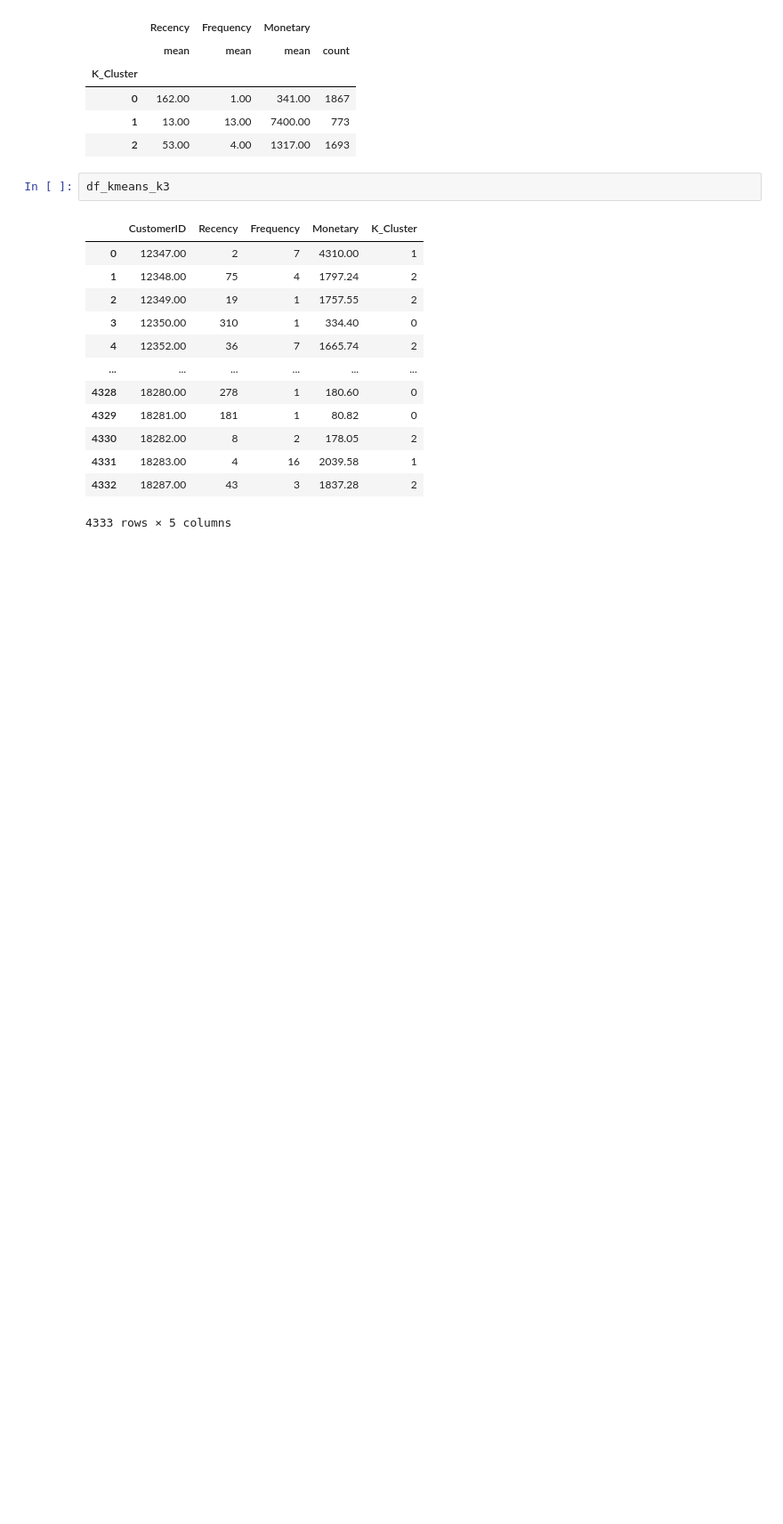
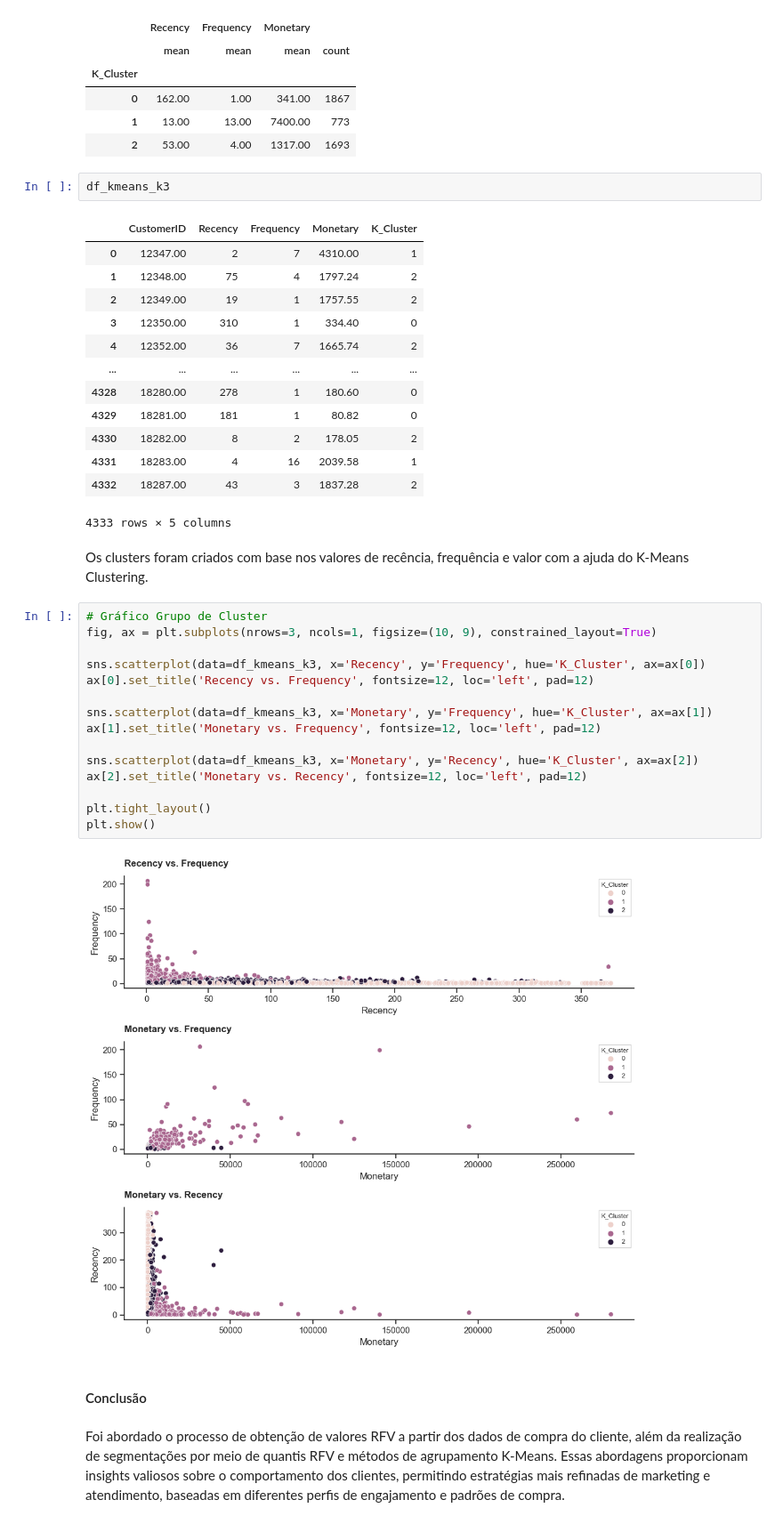
Before and after one commit to maisonhenrique/portifolio, a Jupyter notebook: Analise_Cohort_RFV/AnaliseCohort_RFV.ipynb, the cells around one changed output. Shown at 89% size. Cells and saved outputs as stored; diff of their text form; blank space fills up the shorter version.

```diff
--- a/Analise_Cohort_RFV/AnaliseCohort_RFV.ipynb
+++ b/Analise_Cohort_RFV/AnaliseCohort_RFV.ipynb
@@ -956,3 +967,26 @@ df_kmeans_k3
 | 4331 | 18283.00 | 4 | 16 | 2039.58 | 1 |
 | 4332 | 18287.00 | 43 | 3 | 1837.28 | 2 |
 4333 rows × 5 columns
+# %% [markdown]
+Os clusters foram criados com base nos valores de recência, frequência e valor com a ajuda do K-Means Clustering.
+# %%
+# Gráfico Grupo de Cluster
+fig, ax = plt.subplots(nrows=3, ncols=1, figsize=(10, 9), constrained_layout=True)
+
+sns.scatterplot(data=df_kmeans_k3, x='Recency', y='Frequency', hue='K_Cluster', ax=ax[0])
+ax[0].set_title('Recency vs. Frequency', fontsize=12, loc='left', pad=12)
+
+sns.scatterplot(data=df_kmeans_k3, x='Monetary', y='Frequency', hue='K_Cluster', ax=ax[1])
+ax[1].set_title('Monetary vs. Frequency', fontsize=12, loc='left', pad=12)
+
+sns.scatterplot(data=df_kmeans_k3, x='Monetary', y='Recency', hue='K_Cluster', ax=ax[2])
+ax[2].set_title('Monetary vs. Recency', fontsize=12, loc='left', pad=12)
+
+plt.tight_layout()
+plt.show()
+# %% [output]
+[figure, added]
+# %% [markdown]
+#### Conclusão
+# %% [markdown]
+Foi abordado o processo de obtenção de valores RFV a partir dos dados de compra do cliente, além da realização de segmentações por meio de quantis RFV e métodos de agrupamento K-Means. Essas abordagens proporcionam insights valiosos sobre o comportamento dos clientes, permitindo estratégias mais refinadas de marketing e atendimento, baseadas em diferentes perfis de engajamento e padrões de compra.
```
Also changed, not shown: parts of 9 cells of this notebook.
